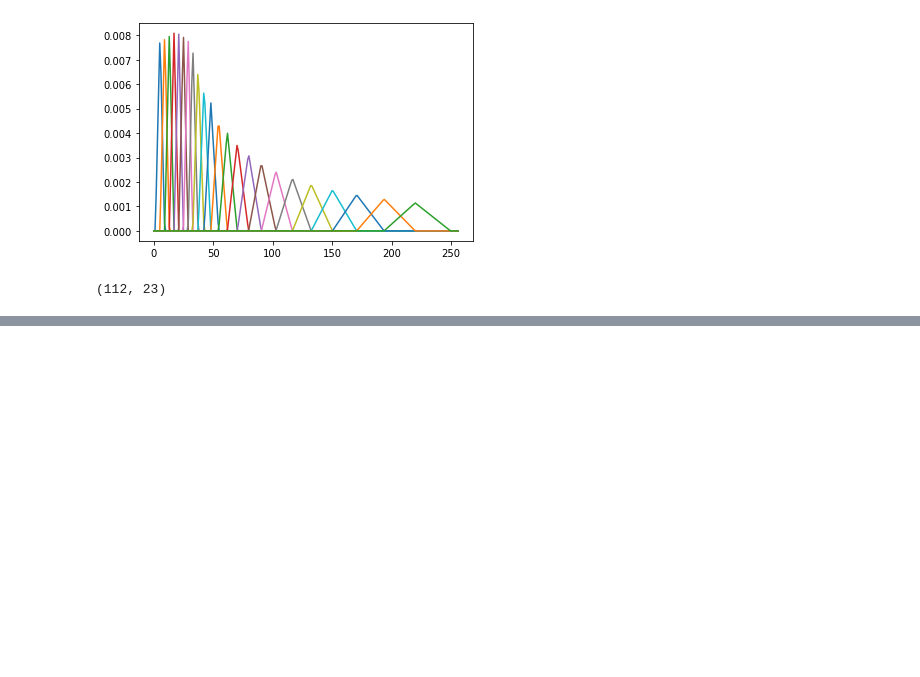
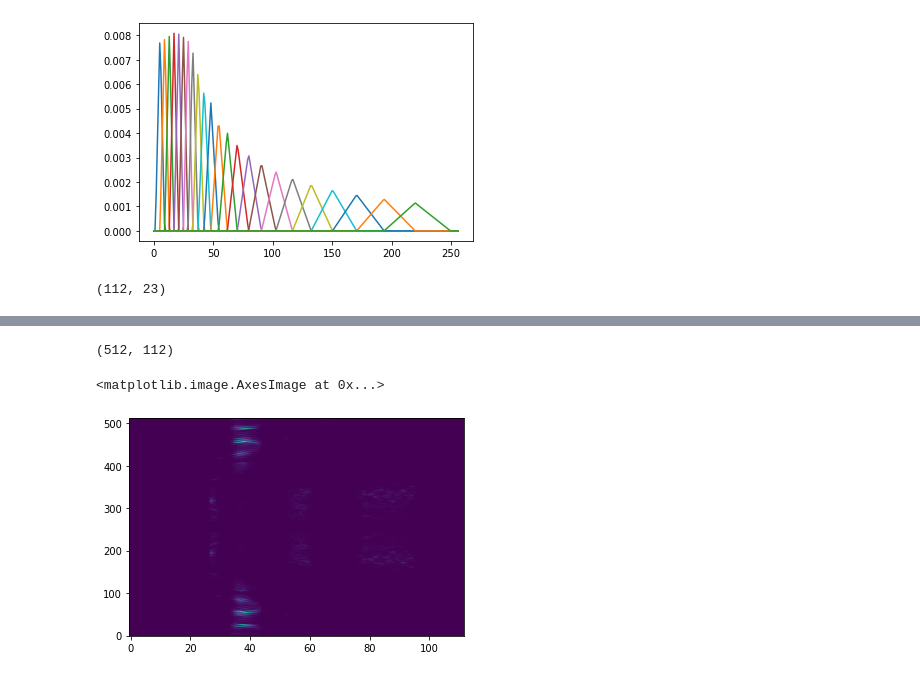
Before and after one commit to eragon1248/cs373-mfcc, a Jupyter notebook: mfcc.ipynb, the cells around one changed output, grey strips where cells are left out. Cells and saved outputs as stored; diff of their text form; code cells hidden in the pictures; blank space fills up the shorter version.

```diff
--- a/mfcc.ipynb
+++ b/mfcc.ipynb
@@ -158,0 +196,10 @@ ValueError: operands could not be broadcast together with shapes (13,1) (112,13)
+# %%
+#printing log power spectra
+logpower = np.maximum(np.full(power.shape, -50), np.log(power))
+logpowerdata = np.swapaxes(power, 0, 1)
+print(logpowerdata.shape)
+plt.imshow(logpowerdata, origin='lower', aspect='auto')
+# %% [output]
+(512, 112)
+<matplotlib.image.AxesImage at 0x...>
+[figure, added]
```
Also changed, not shown: parts of 7 cells of this notebook.
